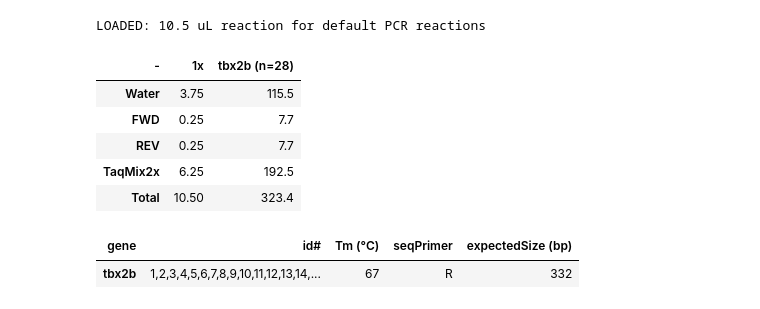
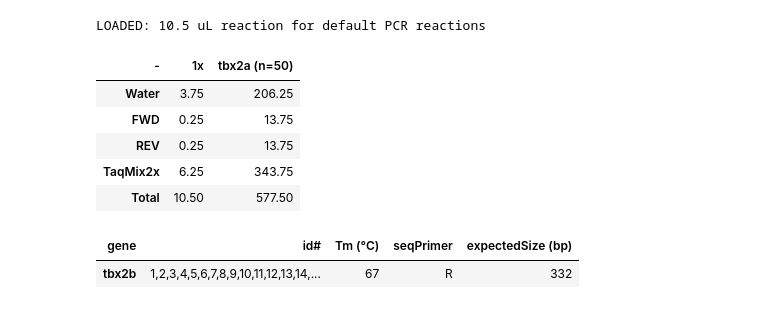
Before and after one commit to Cmhouseholder/pythonCode, a Jupyter notebook: PCRsetup_NEW.ipynb, the cells around one changed output. Saved outputs shown, nothing was run; the diff lists cells and outputs as text; code cells hidden in the pictures.

```diff
--- a/PCRsetup_NEW.ipynb
+++ b/PCRsetup_NEW.ipynb
@@ -220,30 +220,30 @@ LOADED: 10.5 uL reaction for default PCR reactions
 # %%
 # calculate volumes
 #######
 genes=[];
 
-mygene1 = 'tbx2b'
-gene_samplenum = 26
-control_num = 2
+mygene1 = 'tbx2a'
+gene_samplenum = 41
+control_num = 9
 
 genes.append(gene(mygene1,(array2list(np.arange(0,gene_samplenum+control_num)+1)))); # the +1 after gene len1 is for control.
 # genes.append(gene('isl1a',(array2list(np.arange(0,8*10)+1))));
 
 
 # genes.append(gene('eml1ii',(array2list(np.arange(0,12,1)))));
 
 PCR = pd.DataFrame.copy(SolutionMix)
 for g in genes:
     PCR[g.string] = round(pd.Series(PCR['1x'] * (g.n*1*1.1)),2)
 PCR.columns.name = '-'
 PCR.round(decimals=2)
 # %% [output]
-| - | 1x | tbx2b (n=28) |
-| Water | 3.75 | 115.5 |
-| FWD | 0.25 | 7.7 |
-| REV | 0.25 | 7.7 |
-| TaqMix2x | 6.25 | 192.5 |
-| Total | 10.50 | 323.4 |
+| - | 1x | tbx2a (n=50) |
+| Water | 3.75 | 206.25 |
+| FWD | 0.25 | 13.75 |
+| REV | 0.25 | 13.75 |
+| TaqMix2x | 6.25 | 343.75 |
+| Total | 10.50 | 577.50 |
 # %%
 # generate sample IDs
 names = [];
```
Also changed, not shown: 2 other files.
